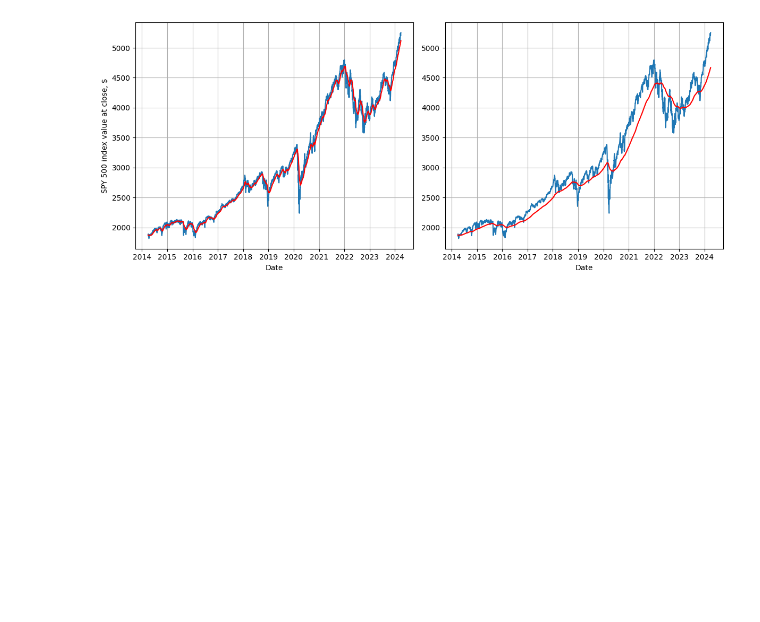
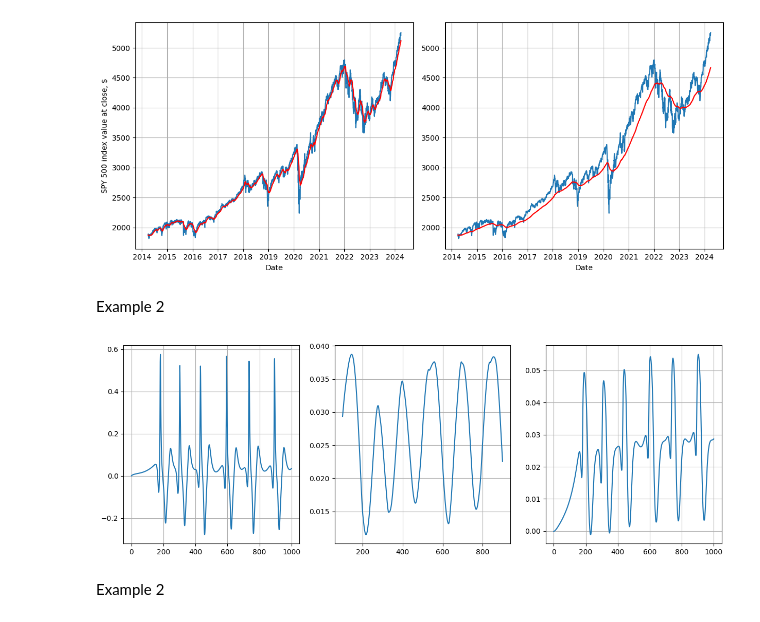
Before and after one commit to KazysV/sap, a Jupyter notebook: main.ipynb, the cells around one changed output. Cells and saved outputs as stored; diff of their text form; code cells hidden in the pictures; blank space fills up the shorter version.

```diff
--- a/main.ipynb
+++ b/main.ipynb
@@ -428,3 +426,28 @@ plt.tight_layout()
 plt.show()
 # %% [output]
 [figure]
+# %% [markdown]
+Example 2
+# %%
+df1 = np.loadtxt('ECG.dat')
+df1 = pd.DataFrame(df1[:1000], columns=['ECG'])
+
+df1['WMA'] = weighted_moving_average(df1['ECG'].values, L = 30, K = 100)
+df1['EMA'] = exponential_moving_average(df1['ECG'].values, alpha = 0.01)
+# %%
+plt.figsize=(40,10)
+fig, (ax1, ax2,ax3) = plt.subplots(1, 3, figsize=(15, 5))
+ax1.grid(True)
+ax2.grid(True)
+ax3.grid(True)
+
+ax1.plot(df1['ECG'])
+
+ax2.plot(df1['WMA'])
+
+ax3.plot(df1['EMA'])
+plt.savefig('report/images/ECG.png')
+# %% [output]
+[figure, added]
+# %% [markdown]
+Example 2
```
Also changed, not shown: parts of 12 cells of this notebook, 19 other files.
